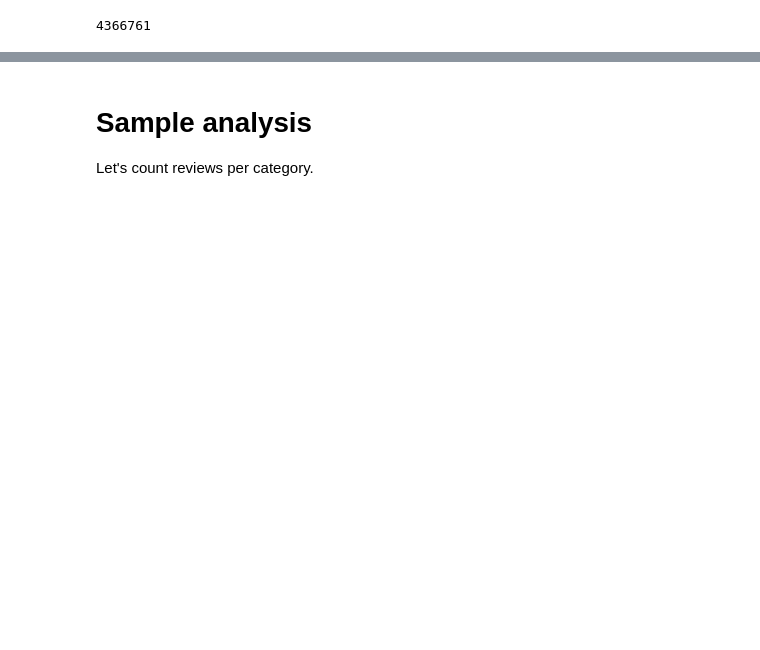
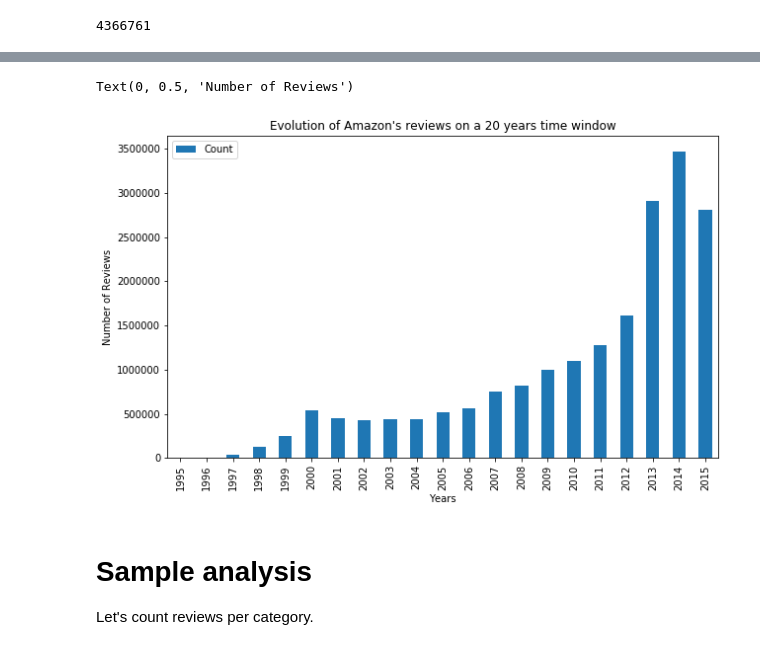
Before and after one commit to pjuda/ada-project, a Jupyter notebook: amazon-reviews.ipynb, the cells around one changed output, grey strips where cells are left out. Cells and saved outputs as stored; diff of their text form; code cells hidden in the pictures; blank space fills up the shorter version.

```diff
--- a/amazon-reviews.ipynb
+++ b/amazon-reviews.ipynb
@@ -67,0 +77,5 @@ df_shoes.shape[0]
+# %%
+# How the number of reviews evolved over time
+# Let's first focus on the Book's category
+df_books = pd.read_parquet(PARQUET_DIR + category_reviews[category_reviews.category == 'Books'].loc[41]['parquet'])
+df_books.head()
@@ -68,3 +89,18 @@ df_shoes.shape[0]
+# %%
+df_books['year'] = pd.DatetimeIndex(df_books['review_date']).year
+
+# Count the review per year and plot the result
+counter=collections.Counter(df_books['year'])
+
+df_year_reviews = pd.DataFrame(counter, index=[0]).transpose().sort_index(axis=0)
+df_year_reviews.columns = ["Count"]
+ax=df_year_reviews.plot(kind='bar', figsize=(10,6), title="Evolution of Amazon's reviews on a 20 years time window")
+
+ax.set_xlabel("Years")
+ax.set_ylabel("Number of Reviews")
+# %% [output]
+Text(0, 0.5, 'Number of Reviews')
+[figure, added]
 # %% [markdown]
 # Sample analysis
 
```
Also changed, not shown: parts of 4 cells of this notebook.
